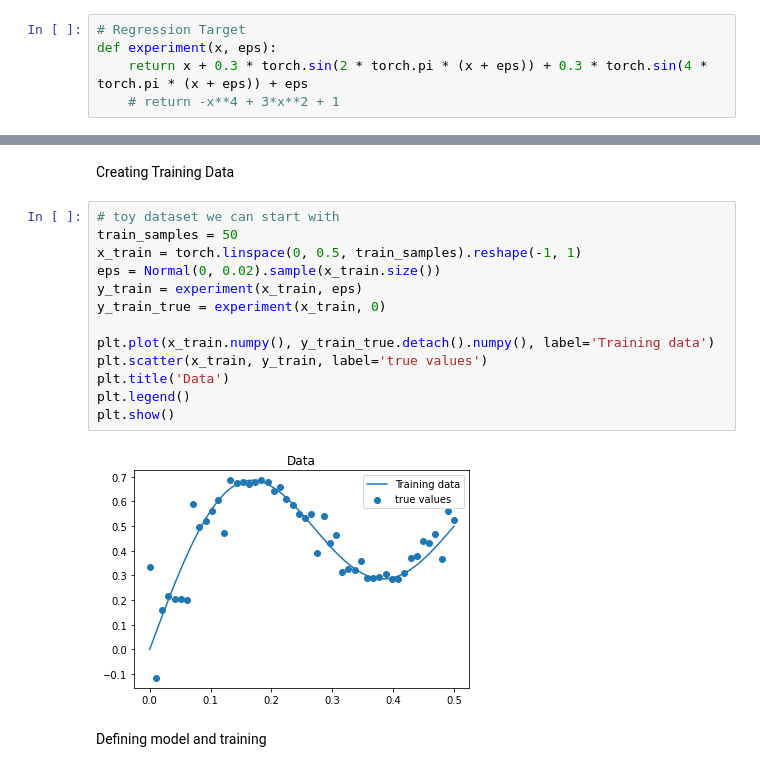
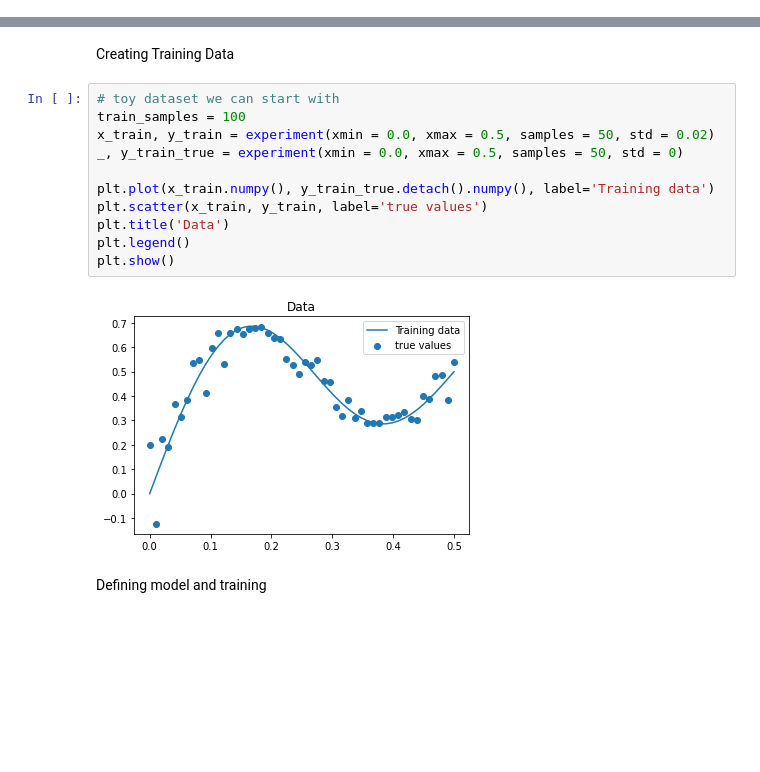
Before and after one commit to MikeS96/bayesbb, a Jupyter notebook: regressor.ipynb, the cells around one changed output, grey strips where cells are left out. Saved outputs shown, nothing was run; the diff lists cells and outputs as text; blank space fills up the shorter version.

```diff
--- a/regressor.ipynb
+++ b/regressor.ipynb
@@ -10,27 +10,20 @@ from models.regression import BayesianRegressor
-# %%
-# Regression Target
-def experiment(x, eps):
-    return x + 0.3 * torch.sin(2 * torch.pi * (x + eps)) + 0.3 * torch.sin(4 * torch.pi * (x + eps)) + eps
-    # return -x**4 + 3*x**2 + 1
 # %%
 device = torch.device("cuda" if torch.cuda.is_available() else "cpu")
 # %% [markdown]
 Creating Training Data
 # %%
 # toy dataset we can start with
-train_samples = 50
-x_train = torch.linspace(0, 0.5, train_samples).reshape(-1, 1)
-eps = Normal(0, 0.02).sample(x_train.size())
-y_train = experiment(x_train, eps)
-y_train_true = experiment(x_train, 0)
+train_samples = 100
+x_train, y_train = experiment(xmin = 0.0, xmax = 0.5, samples = 50, std = 0.02)
+_, y_train_true = experiment(xmin = 0.0, xmax = 0.5, samples = 50, std = 0)
 
 plt.plot(x_train.numpy(), y_train_true.detach().numpy(), label='Training data')
 plt.scatter(x_train, y_train, label='true values')
 plt.title('Data')
 plt.legend()
 plt.show()
 # %% [output]
-[figure, old version]
+[figure, new version]
 # %% [markdown]
 Defining model and training
 # %%
```
Also changed, not shown: parts of 5 cells of this notebook, 7 other files.
